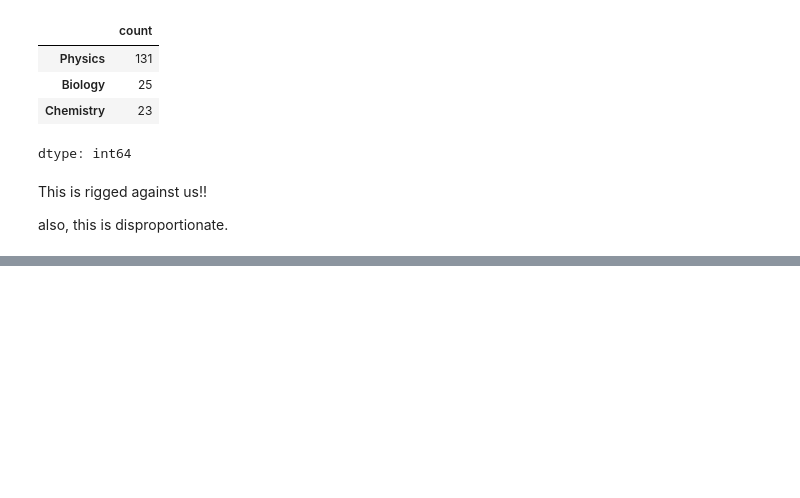
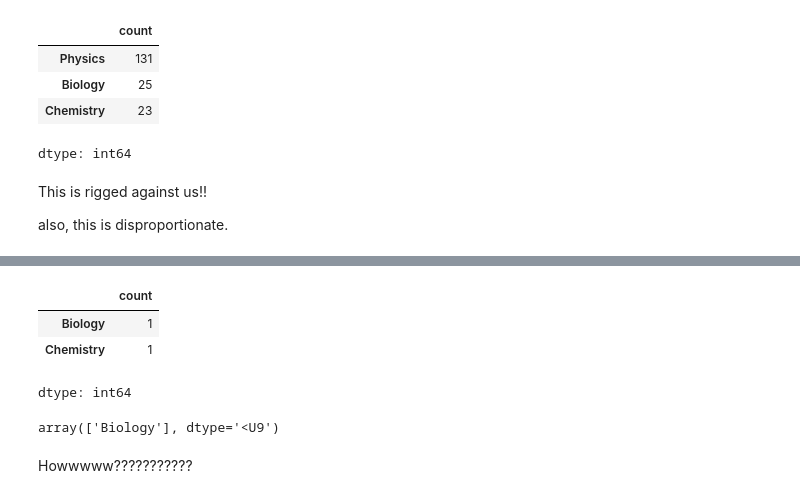
Before and after one commit to I-am-Sakthivel/phy_chem_bio, a Jupyter notebook: phy_chem_bio.ipynb, the cells around one changed output, grey strips where cells are left out. Drawn from its saved outputs; the diff is of its cells as text; code cells hidden in the pictures; blank space fills up the shorter version.

```diff
--- a/phy_chem_bio.ipynb
+++ b/phy_chem_bio.ipynb
@@ -619,7 +619,7 @@ wait let's simply create a function to do all these
 def field_anal(line):
   flds=[]
   for i in range(len(X_list)):
-    if X_list[i].lower() in line:
+    if (X_list[i] in line) or (line in X_list[i]):
       flds.append(y_train[i])
   return pd.Series(flds).value_counts()
 # %%
@@ -639,0 +788,13 @@ Before this, let's filter these 2-3 word responses.
+# %%
+field_anal('280111560_Bisphenol_A_and_its_structural_analogues_in_household_waste_paper')
+# %% [output]
+|  | count |
+| Biology | 1 |
+| Chemistry | 1 |
+dtype: int64
+# %%
+gs_stop.predict(['280111560_Bisphenol_A_and_its_structural_analogues_in_household_waste_paper'])
+# %% [output]
+array(['Biology'], dtype='<U9')
+# %% [markdown]
+Howwwww???????????
```
Also changed, not shown: parts of 27 cells of this notebook.
